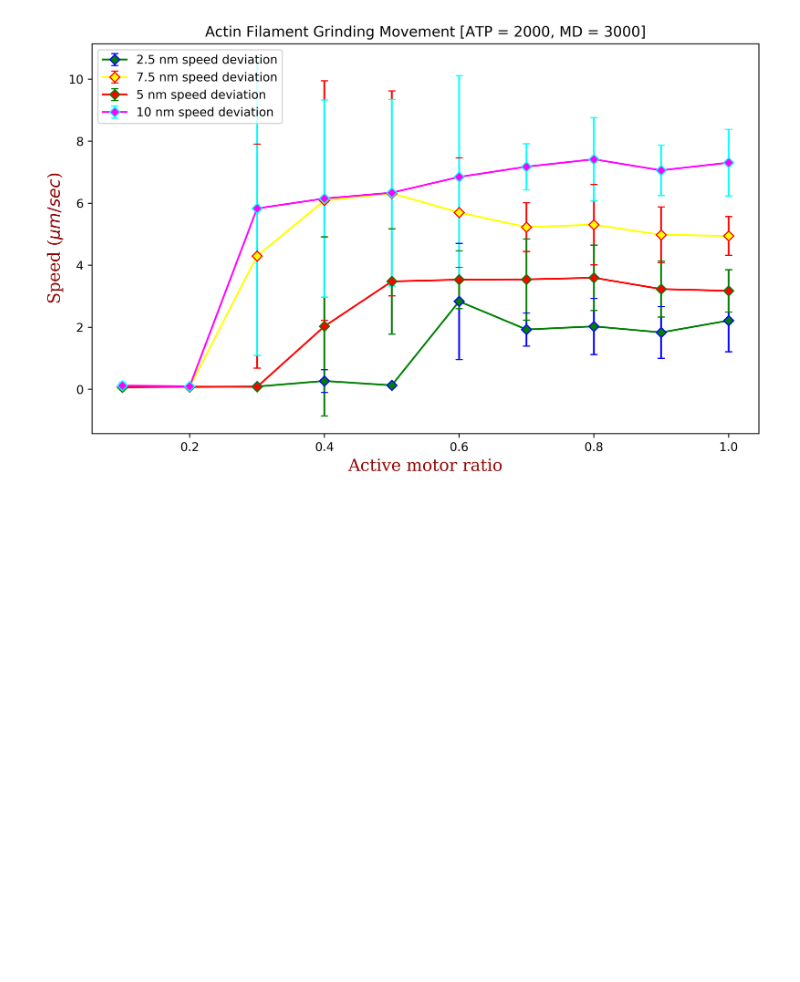
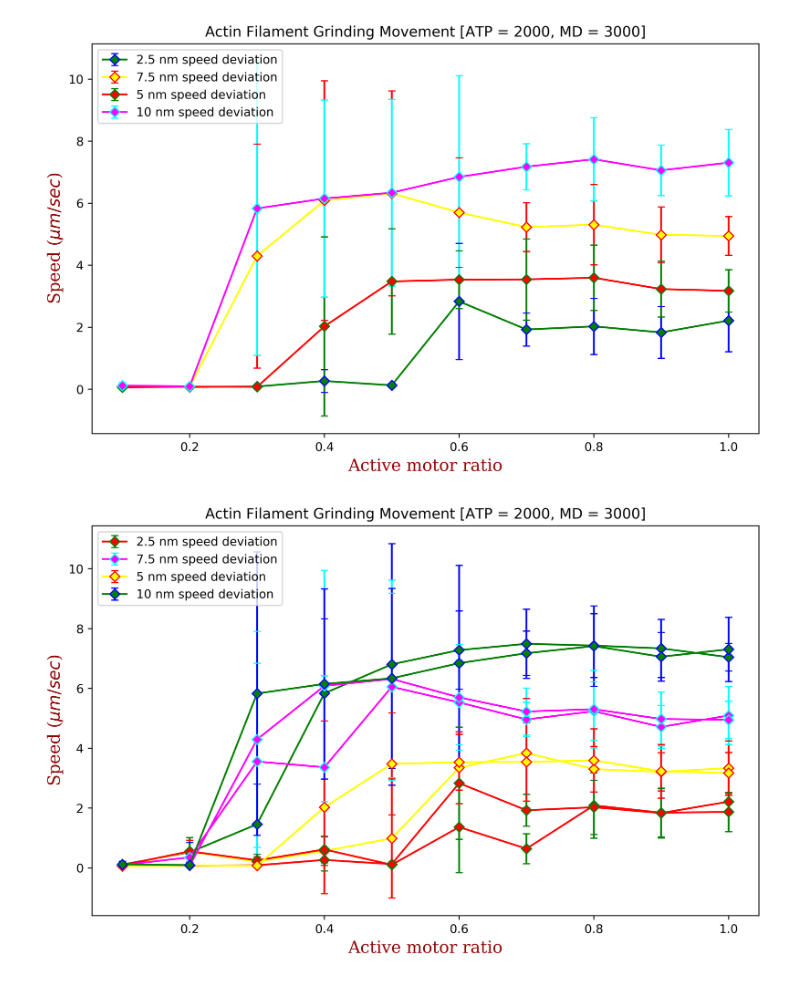
Before and after one commit to SamMachariaPhD/simulate201819, a Jupyter notebook: 10nm_5nm_stepsize_comparison.ipynb, the cells around one changed output. Cells and saved outputs as stored; diff of their text form; code cells hidden in the pictures; blank space fills up the shorter version.

```diff
--- a/10nm_5nm_stepsize_comparison.ipynb
+++ b/10nm_5nm_stepsize_comparison.ipynb
@@ -60,3 +60,24 @@ plt.title('Actin Filament Grinding Movement [ATP = 2000, MD = 3000]'); plt.legen
 plt.savefig('compr_actin_grinding_s3.svg',bbox_inches='tight', format='svg',dip=300)
 # %% [output]
 [figure]
+# %%
+x=df['r']; y=df['v_av']; dev=df['v_sd']; y2=df['v2_av']; dev2=df['v2_sd']
+y3=df['v3_av']; dev3=df['v3_sd'];y4=df['v4_av']; dev4=df['v4_sd']
+
+xs=dfs['r']; ys=dfs['v_av']; devs=dfs['v_sd']; y2s=dfs['v2_av']; dev2s=dfs['v2_sd']
+y3s=dfs['v3_av']; dev3s=dfs['v3_sd'];y4s=dfs['v4_av']; dev4s=dfs['v4_sd']
+
+plt.figure(figsize=(10,6), dpi=500)
+plt.errorbar(x,y,yerr=dev, ecolor='b', capsize=3, mec='blue', color='green', marker='D', label='') #, label='10 nm speed deviation'
+plt.errorbar(x,y2,yerr=dev2, ecolor='r', capsize=3, mec='red', color='yellow', marker='D', label='')#, label='5 nm speed deviation'
+plt.errorbar(x,y3,yerr=dev3, ecolor='g', capsize=3, mec='green', color='red', marker='D', label='')#, label='2.5 nm speed deviation'
+plt.errorbar(x,y4,yerr=dev4, ecolor='cyan', capsize=3, mec='cyan', color='magenta', marker='D', label='')#, label='7.5 nm speed deviation'
+plt.errorbar(xs,ys,yerr=devs, ecolor='g', capsize=3, mec='green', color='red', marker='D', label='2.5 nm speed deviation') #, capsize=7, linewidth=2, markersize=7
+plt.errorbar(xs,y2s,yerr=dev2s, ecolor='cyan', capsize=3, mec='cyan', color='magenta', marker='D', label='7.5 nm speed deviation') #, capsize=7, linewidth=2, markersize=7
+plt.errorbar(xs,y3s,yerr=dev3s, ecolor='r', capsize=3, mec='red', color='yellow', marker='D', label='5 nm speed deviation') #, capsize=7, linewidth=2, markersize=7
+plt.errorbar(xs,y4s,yerr=dev4s, ecolor='b', capsize=3, mec='blue', color='green', marker='D', label='10 nm speed deviation') #, capsize=7, linewidth=2, markersize=7
+plt.xlabel('Active motor ratio', fontdict=font); plt.ylabel('Speed ($\mu m/sec$)', fontdict=font)
+plt.title('Actin Filament Grinding Movement [ATP = 2000, MD = 3000]'); plt.legend(loc='upper left')#; plt.grid()
+plt.savefig('compr_actin_grinding_all.svg',bbox_inches='tight', format='svg',dip=300)
+# %% [output]
+[figure, added]
```
Also changed, not shown: 3 other files.
